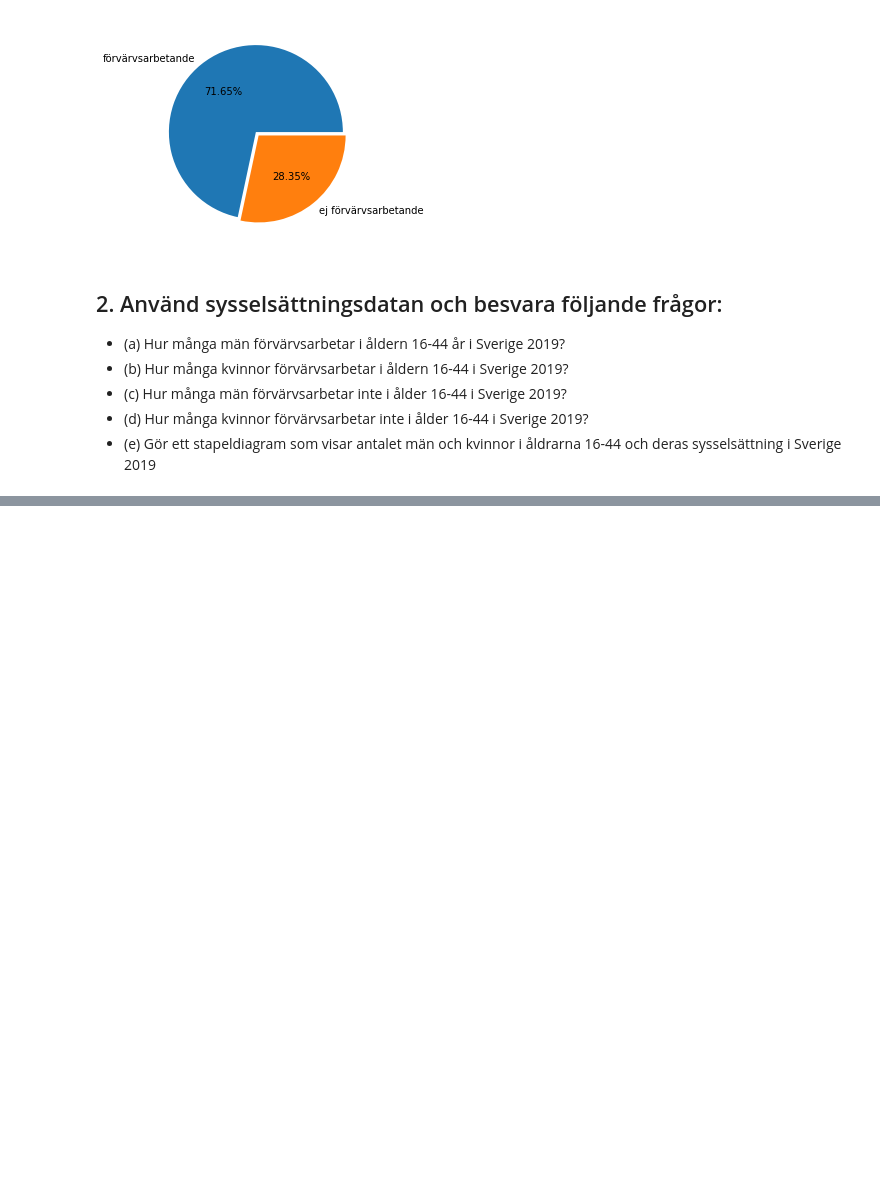
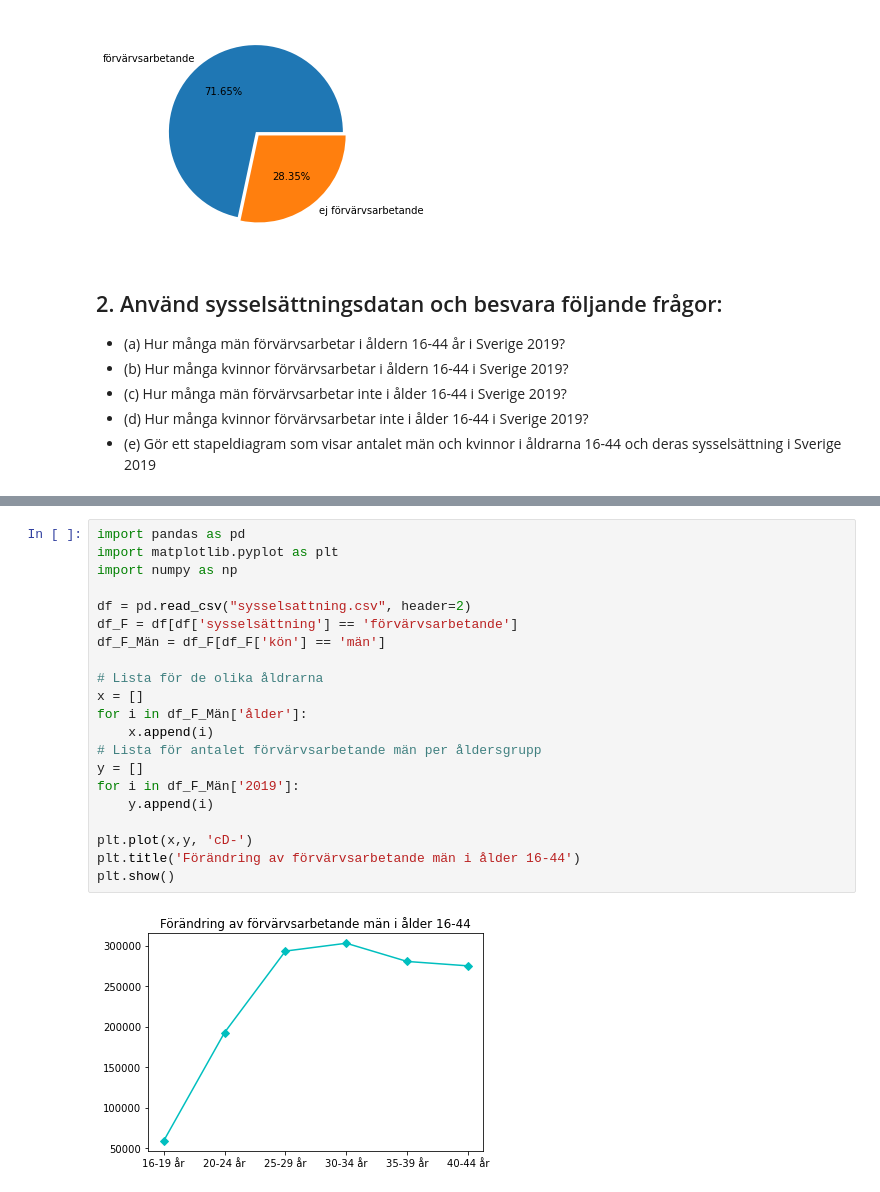
Before and after one commit to JonasNTI/Jonas_TE19C, a Jupyter notebook: Programmering i vardagen/dataanalys/Läxa/Pandas Läxa.ipynb, the cells around one changed output, grey strips where cells are left out. Saved outputs shown, nothing was run; the diff lists cells and outputs as text; blank space fills up the shorter version.

```diff
--- a/Programmering i vardagen/dataanalys/Läxa/Pandas Läxa.ipynb
+++ b/Programmering i vardagen/dataanalys/Läxa/Pandas Läxa.ipynb
@@ -101,0 +126,23 @@ array(['förvärvsarbetande', 'ej förvärvsarbetande'], dtype=object)
+# %%
+import pandas as pd
+import matplotlib.pyplot as plt
+import numpy as np
+
+df = pd.read_csv("sysselsattning.csv", header=2)
+df_F = df[df['sysselsättning'] == 'förvärvsarbetande']
+df_F_Män = df_F[df_F['kön'] == 'män']
+
+# Lista för de olika åldrarna
+x = []
+for i in df_F_Män['ålder']:
+    x.append(i)
+# Lista för antalet förvärvsarbetande män per åldersgrupp
+y = []
+for i in df_F_Män['2019']:
+    y.append(i)
+
+plt.plot(x,y, 'cD-')
+plt.title('Förändring av förvärvsarbetande män i ålder 16-44')
+plt.show()
+# %% [output]
+[figure, added]
```
Also changed, not shown: parts of 7 cells of this notebook.
